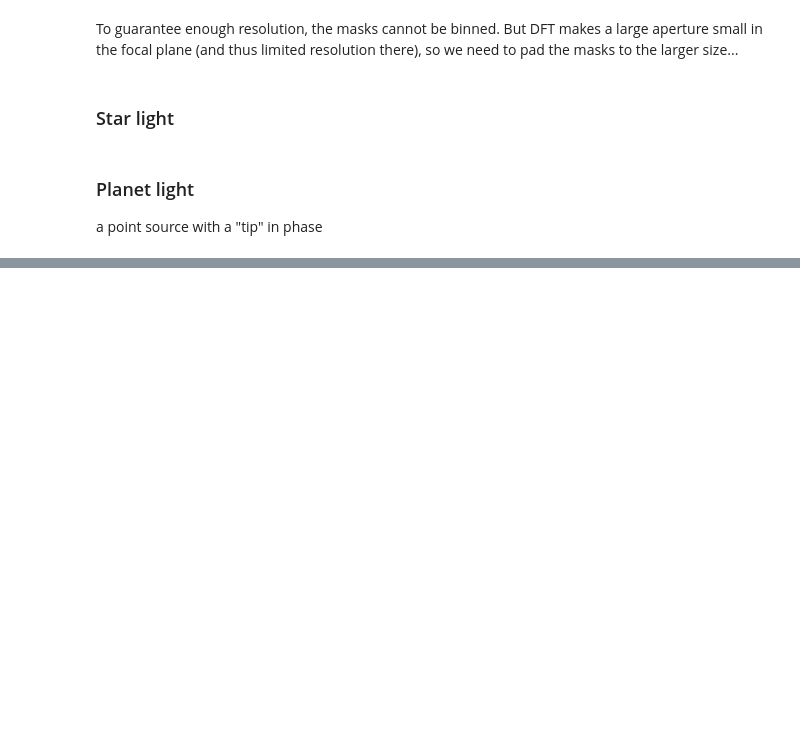
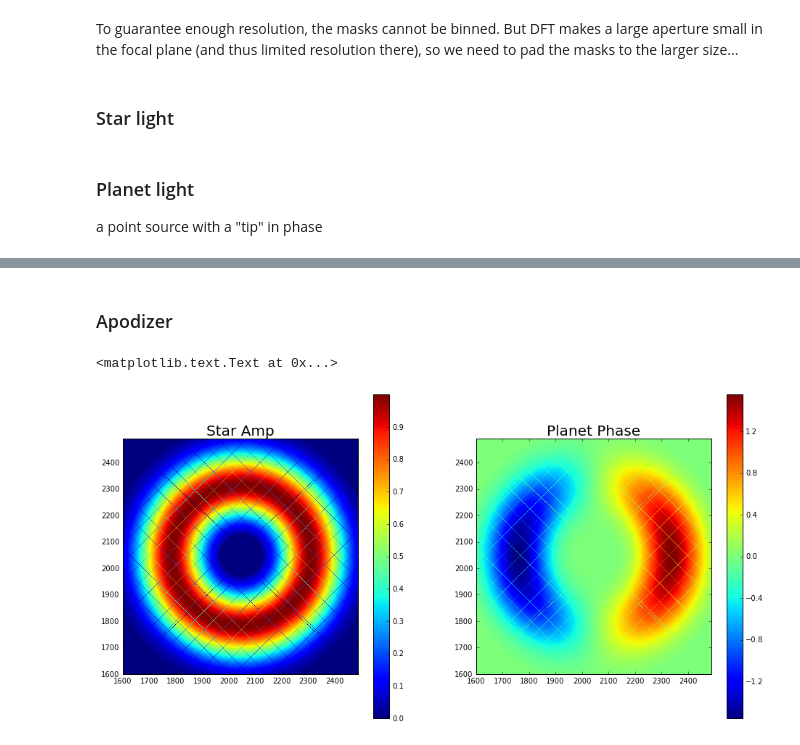
Before and after one commit to Mipanox/GPI_stuff, a Jupyter notebook: full_opt.ipynb, the cells around one changed output, grey strips where cells are left out. Drawn from its saved outputs; the diff is of its cells as text; code cells hidden in the pictures; blank space fills up the shorter version.

```diff
--- a/full_opt.ipynb
+++ b/full_opt.ipynb
@@ -182,0 +187,2 @@ Pnt_pha = pri_p * grad_phase_x((-tilt/2,tilt/2),N_pix) * u.rad
+# %% [markdown]
+### Apodizer
@@ -183 +192,13 @@ Pnt_pha = pri_p * grad_phase_x((-tilt/2,tilt/2),N_pix) * u.rad
+# %%
+plt.figure(figsize=(16,8))
+plt.subplot(121)
+plt.imshow(Str_amp_apo_h); plt.xlim(1600,2490); plt.ylim(1600,2490); plt.colorbar()
+plt.title('Star Amp', fontsize=20)
+
+plt.subplot(122)
+plt.imshow(Pnt_pha_apo_h.value); plt.xlim(1600,2490); plt.ylim(1600,2490); plt.colorbar()
+plt.title('Planet Phase', fontsize=20)
+# %% [output]
+<matplotlib.text.Text at 0x...>
+[figure, added]
 # %% [markdown]
```
Also changed, not shown: parts of 40 cells of this notebook, 1 other file.
